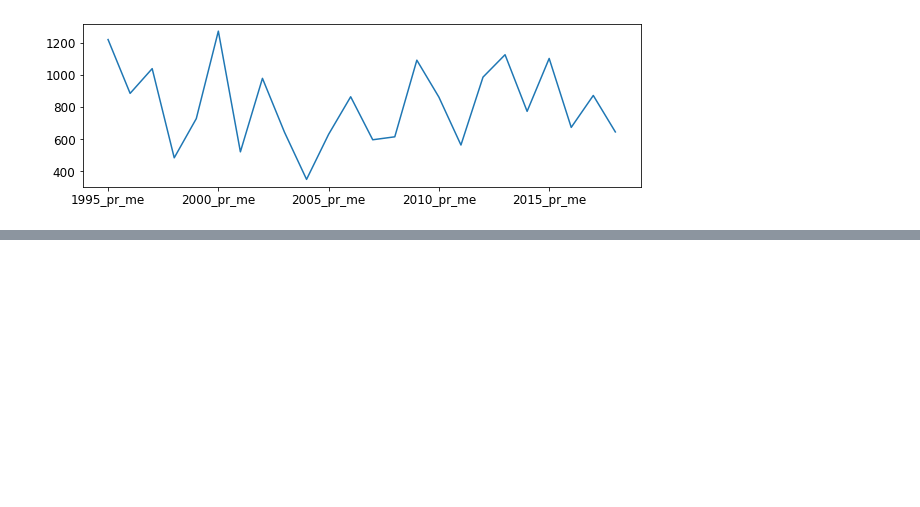
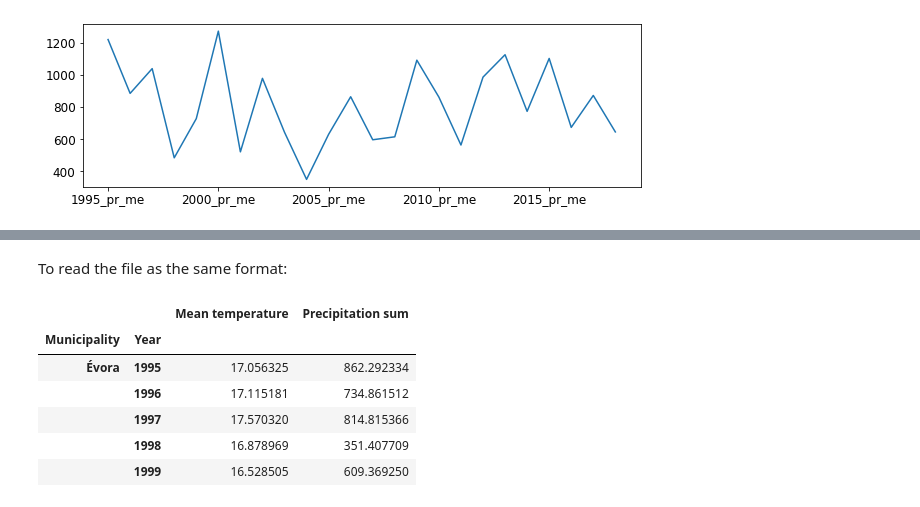
Before and after one commit to giacrava/thesis-sbp-abm, a Jupyter notebook: climate_and_soil_data/Shapefile with soil and climate data manipulation after QGIS.ipynb, the cells around one changed output, grey strips where cells are left out. Saved outputs shown, nothing was run; the diff lists cells and outputs as text; code cells hidden in the pictures; blank space fills up the shorter version.

```diff
--- a/climate_and_soil_data/Shapefile with soil and climate data manipulation after QGIS.ipynb
+++ b/climate_and_soil_data/Shapefile with soil and climate data manipulation after QGIS.ipynb
@@ -166,0 +228,13 @@ plt.show()
+# %% [markdown]
+To read the file as the same format:
+# %%
+read_file = pd.read_csv(out_file, index_col=['Municipality', 'Year'])
+read_file.head()
+# %% [output]
+|  |  | Mean temperature | Precipitation sum |
+| Municipality | Year |  |  |
+| Évora | 1995 | 17.056325 | 862.292334 |
+|  | 1996 | 17.115181 | 734.861512 |
+|  | 1997 | 17.570320 | 814.815366 |
+|  | 1998 | 16.878969 | 351.407709 |
+|  | 1999 | 16.528505 | 609.369250 |
```
Also changed, not shown: parts of 25 cells of this notebook, 6 other files.
